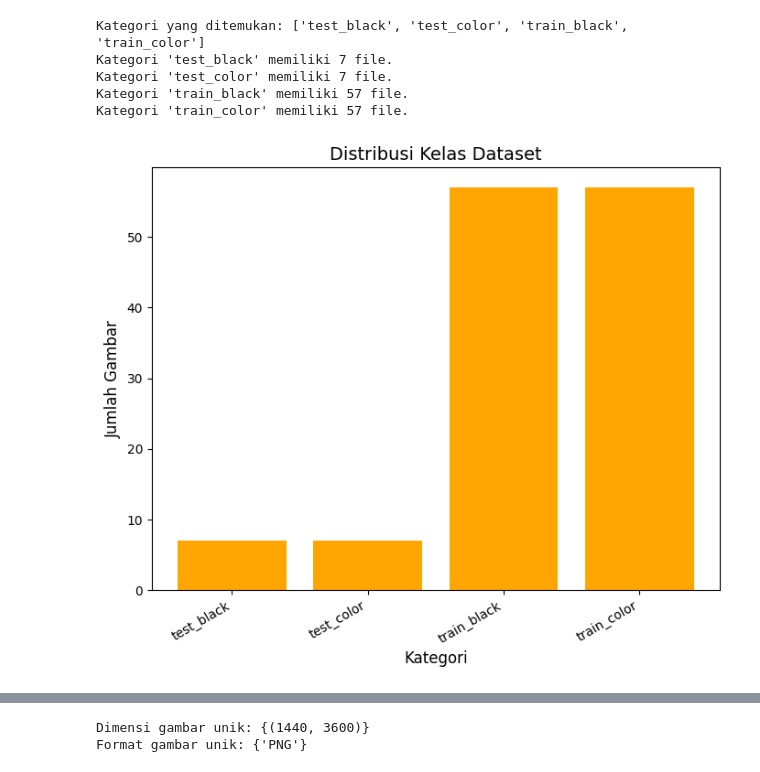
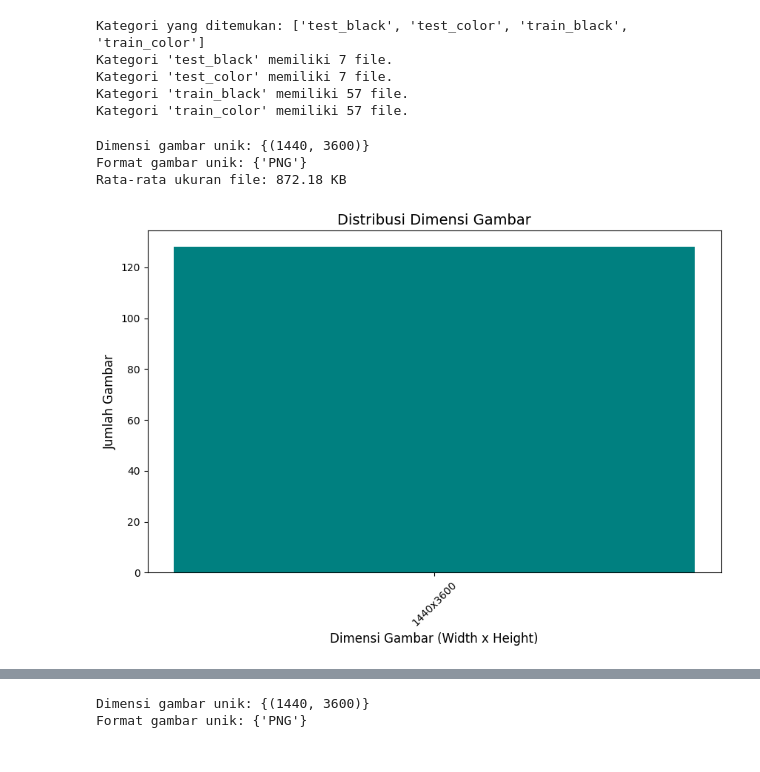
Before and after one commit to endangsiregar/DiTenun-Ulos-Image-Classification, a Jupyter notebook: Proyek DAMI kel12.ipynb, the cells around one changed output, grey strips where cells are left out. Saved outputs shown, nothing was run; the diff lists cells and outputs as text; code cells hidden in the pictures.

Commit message:
menambahkan tipe data file gambar dan memeriksa tipe data piksel

```diff
--- a/Proyek DAMI kel12.ipynb
+++ b/Proyek DAMI kel12.ipynb
@@ -57,20 +57,55 @@ Kategori 'test_black' memiliki 7 file.
 Kategori 'test_color' memiliki 7 file.
 Kategori 'train_black' memiliki 57 file.
 Kategori 'train_color' memiliki 57 file.
-# %%
-import matplotlib.pyplot as plt
-
-# Data distribusi
-class_counts = {cat: len(os.listdir(os.path.join(dataset_path, cat)))
-                for cat in categories if os.path.isdir(os.path.join(dataset_path, cat))}
-
-# Plot distribusi
-plt.figure(figsize=(8, 6))
-plt.bar(class_counts.keys(), class_counts.values(), color='orange')
-plt.title("Distribusi Kelas Dataset", fontsize=14)
-plt.xlabel("Kategori", fontsize=12)
-plt.ylabel("Jumlah Gambar", fontsize=12)
-plt.xticks(rotation=30, ha='right')
-plt.show()
-# %% [output]
-[figure, removed]
+# %%
+from PIL import Image
+
+dimensions = []
+formats = []
+file_sizes = []
+
+# Looping melalui setiap kategori
+for category in categories:
+    category_path = os.path.join(dataset_path, category)
+    for img_name in os.listdir(category_path):
+        img_path = os.path.join(category_path, img_name)
+        try:
+            with Image.open(img_path) as img:
+                dimensions.append(img.size)  # (width, height)
+                formats.append(img.format)  # Format gambar
+                file_sizes.append(os.path.getsize(img_path))  # Ukuran file dalam bytes
+        except Exception as e:
+            print(f"Error membaca file: {img_path}, {e}")
+
+# Statistik dimensi
+unique_dimensions = set(dimensions)
+print(f"Dimensi gambar unik: {unique_dimensions}")
+
+# Statistik format gambar
+unique_formats = set(formats)
+print(f"Format gambar unik: {unique_formats}")
+
+# Statistik ukuran file
+avg_file_size = sum(file_sizes) / len(file_sizes) if file_sizes else 0
+print(f"Rata-rata ukuran file: {avg_file_size / 1024:.2f} KB")
+# %% [output]
+Dimensi gambar unik: {(1440, 3600)}
+Format gambar unik: {'PNG'}
+Rata-rata ukuran file: 872.18 KB
+# %%
+import matplotlib.pyplot as plt
+from collections import Counter
+
+# Distribusi dimensi
+dimension_counts = Counter(dimensions)
+
+# Plot
+plt.figure(figsize=(10, 6))
+plt.bar([f"{dim[0]}x{dim[1]}" for dim in dimension_counts.keys()], dimension_counts.values(), color='teal')
+plt.title("Distribusi Dimensi Gambar", fontsize=14)
+plt.xlabel("Dimensi Gambar (Width x Height)", fontsize=12)
+plt.ylabel("Jumlah Gambar", fontsize=12)
+plt.xticks(rotation=45)
+plt.show()
+# %% [output]
+[figure, added]
```
Also changed, not shown: parts of 5 cells of this notebook.
